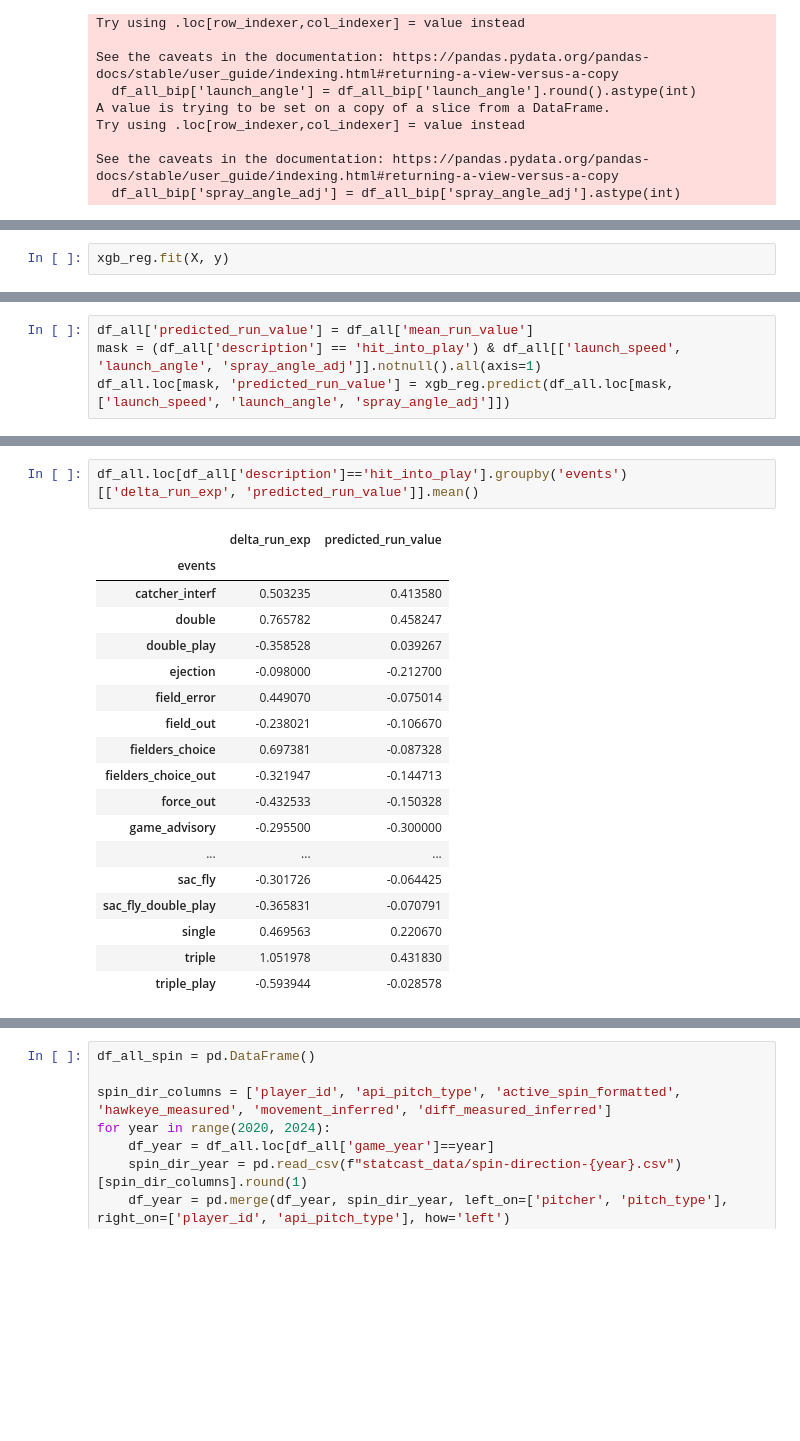
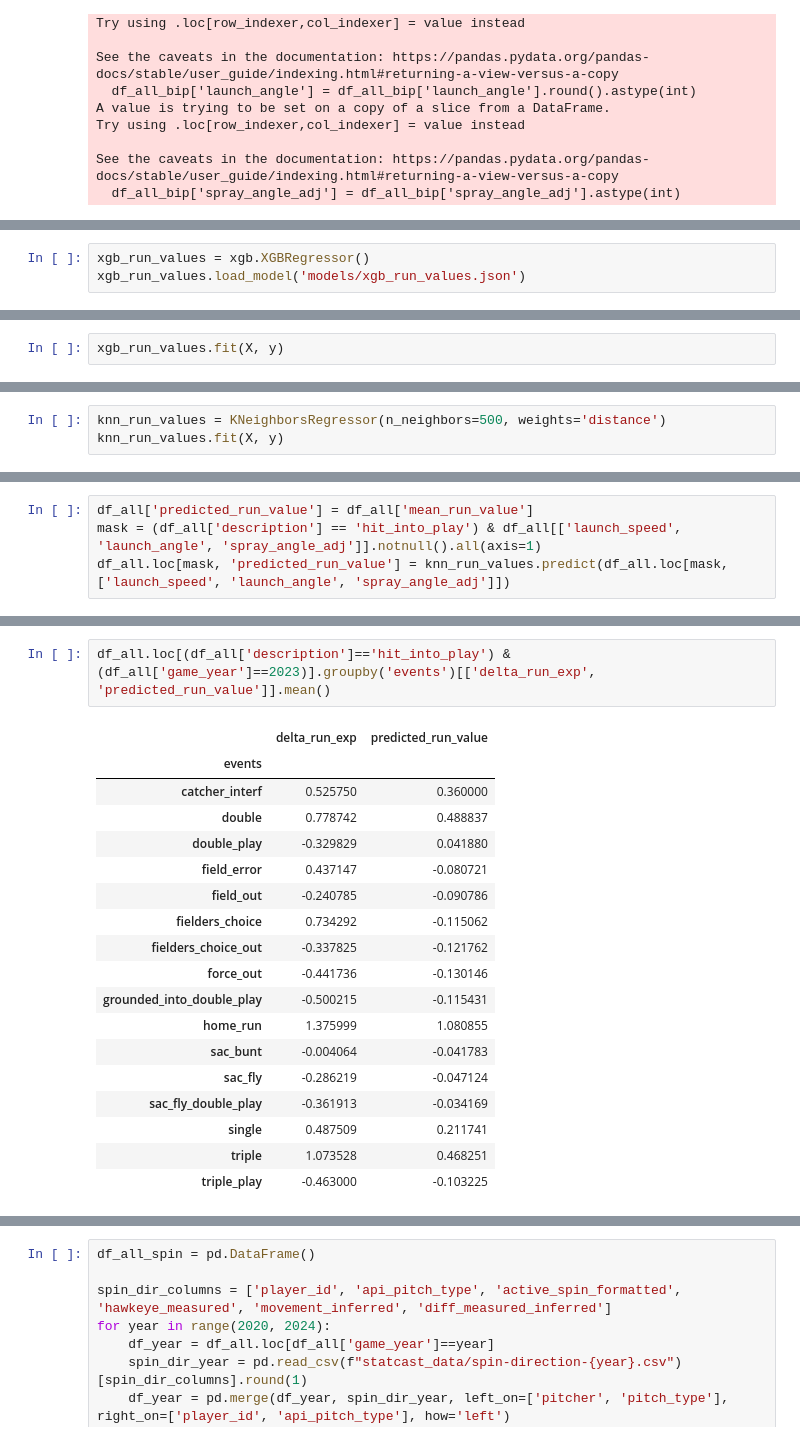
Before and after one commit to sam-walsh/pitching_model, a Jupyter notebook: predictive_run_values.ipynb, the cells around one changed output, grey strips where cells are left out. Saved outputs shown, nothing was run; the diff lists cells and outputs as text; blank space fills up the shorter version.

```diff
--- a/predictive_run_values.ipynb
+++ b/predictive_run_values.ipynb
@@ -266 +300,4 @@ xgb_reg = joblib.load('xgb_reg.joblib')
+# %%
+xgb_run_values = xgb.XGBRegressor()
+xgb_run_values.load_model('models/xgb_run_values.json')
 # %%
@@ -274,3 +310,3 @@ Test RMSE: 0.3191
 # %%
-xgb_reg.fit(X, y)
+xgb_run_values.fit(X, y)
 # %% [output]
@@ -277,0 +324,3 @@ XGBoostError: [22:33:19] c:\users\dev-admin\croot2\xgboost-split_1675461376218\w
+# %%
+knn_run_values = KNeighborsRegressor(n_neighbors=500, weights='distance')
+knn_run_values.fit(X, y)
@@ -313,7 +374,7 @@ plt.show()
 # %%
 df_all['predicted_run_value'] = df_all['mean_run_value']
 mask = (df_all['description'] == 'hit_into_play') & df_all[['launch_speed', 'launch_angle', 'spray_angle_adj']].notnull().all(axis=1)
-df_all.loc[mask, 'predicted_run_value'] = xgb_reg.predict(df_all.loc[mask, ['launch_speed', 'launch_angle', 'spray_angle_adj']])
+df_all.loc[mask, 'predicted_run_value'] = knn_run_values.predict(df_all.loc[mask, ['launch_speed', 'launch_angle', 'spray_angle_adj']])
 # %%
 df_all.loc[df_all['events']=='home_run', ['launch_speed', 'launch_angle', 'stand', 'spray_angle_adj', 'predicted_run_value']].nsmallest(10, 'predicted_run_value')
 # %% [output]
@@ -331,24 +392,24 @@ df_all.loc[df_all['events']=='home_run', ['launch_speed', 'launch_angle', 'stand
 # %%
-df_all.loc[df_all['description']=='hit_into_play'].groupby('events')[['delta_run_exp', 'predicted_run_value']].mean()
+df_all.loc[(df_all['description']=='hit_into_play') & (df_all['game_year']==2023)].groupby('events')[['delta_run_exp', 'predicted_run_value']].mean()
 # %% [output]
 |  | delta_run_exp | predicted_run_value |
 | events |  |  |
-| catcher_interf | 0.503235 | 0.413580 |
-| double | 0.765782 | 0.458247 |
-| double_play | -0.358528 | 0.039267 |
-| ejection | -0.098000 | -0.212700 |
-| field_error | 0.449070 | -0.075014 |
-| field_out | -0.238021 | -0.106670 |
-| fielders_choice | 0.697381 | -0.087328 |
-| fielders_choice_out | -0.321947 | -0.144713 |
-| force_out | -0.432533 | -0.150328 |
-| game_advisory | -0.295500 | -0.300000 |
-| ... | ... | ... |
-| sac_fly | -0.301726 | -0.064425 |
-| sac_fly_double_play | -0.365831 | -0.070791 |
-| single | 0.469563 | 0.220670 |
-| triple | 1.051978 | 0.431830 |
-| triple_play | -0.593944 | -0.028578 |
+| catcher_interf | 0.525750 | 0.360000 |
+| double | 0.778742 | 0.488837 |
+| double_play | -0.329829 | 0.041880 |
+| field_error | 0.437147 | -0.080721 |
+| field_out | -0.240785 | -0.090786 |
+| fielders_choice | 0.734292 | -0.115062 |
+| fielders_choice_out | -0.337825 | -0.121762 |
+| force_out | -0.441736 | -0.130146 |
+| grounded_into_double_play | -0.500215 | -0.115431 |
+| home_run | 1.375999 | 1.080855 |
+| sac_bunt | -0.004064 | -0.041783 |
+| sac_fly | -0.286219 | -0.047124 |
+| sac_fly_double_play | -0.361913 | -0.034169 |
+| single | 0.487509 | 0.211741 |
+| triple | 1.073528 | 0.468251 |
+| triple_play | -0.463000 | -0.103225 |
 # %%
 pull_hr = df_all.loc[(df_all['events']=='home_run') & (df_all['spray_angle_adj'] < 30)]
 
```
Also changed, not shown: parts of 29 cells of this notebook, 9 other files.
